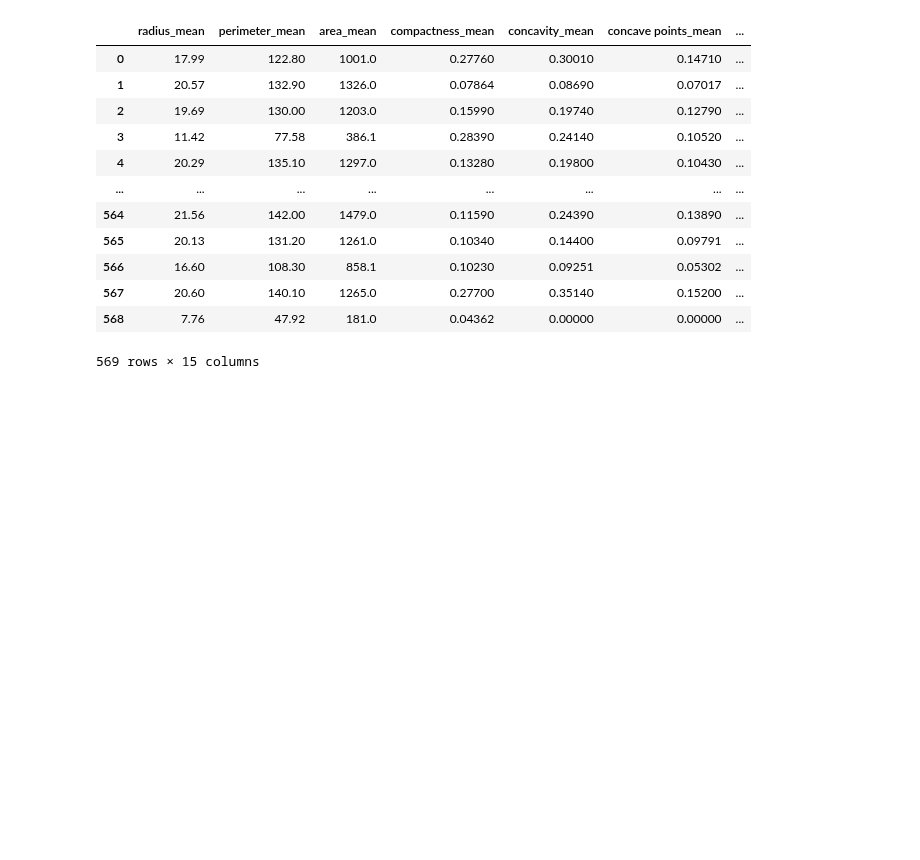
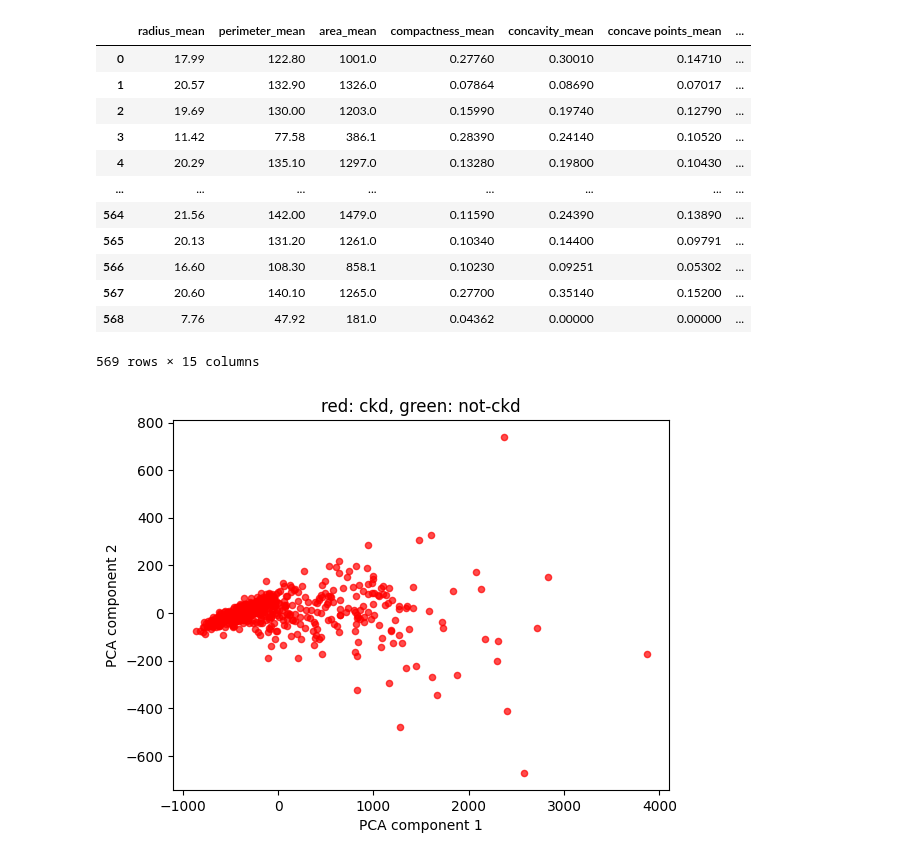
Before and after one commit to Virnirr/Breast-Cancer-Wisconsin-Machine-Learning, a Jupyter notebook: breast_cancer_prediction.ipynb, the cells around one changed output. Drawn from its saved outputs; the diff is of its cells as text; code cells hidden in the pictures; blank space fills up the shorter version.

```diff
--- a/breast_cancer_prediction.ipynb
+++ b/breast_cancer_prediction.ipynb
@@ -66,6 +67,22 @@ X
 | 567 | 20.60 | 140.10 | 1265.0 | 0.27700 | 0.35140 | 0.15200 | ... |
 | 568 | 7.76 | 47.92 | 181.0 | 0.04362 | 0.00000 | 0.00000 | ... |
 569 rows × 15 columns
+# %%
+draw = X.loc[:, top_features]
+draw = pd.merge(X, y, left_index=True, right_index=True)
+pca = PCA(n_components=2)
+pca.fit(draw)
+T = pca.transform(draw)
+T = pd.DataFrame(T)
+
+# plot the data
+T.columns = ['PCA component 1', 'PCA component 2']
+T.plot.scatter(x='PCA component 1', y='PCA component 2',
+	marker='o', alpha=0.7, color="red",
+    title="red: ckd, green: not-ckd" )
+plt.show()
+# %% [output]
+[figure, added]
 # %%
 # Stratify: split the training and testing by 80/20
 train_features, test_features, train_targets, test_targets = train_test_split(X, y, train_size=0.8,test_size=0.2,stratify = y)
```
Also changed, not shown: parts of 5 cells of this notebook.
